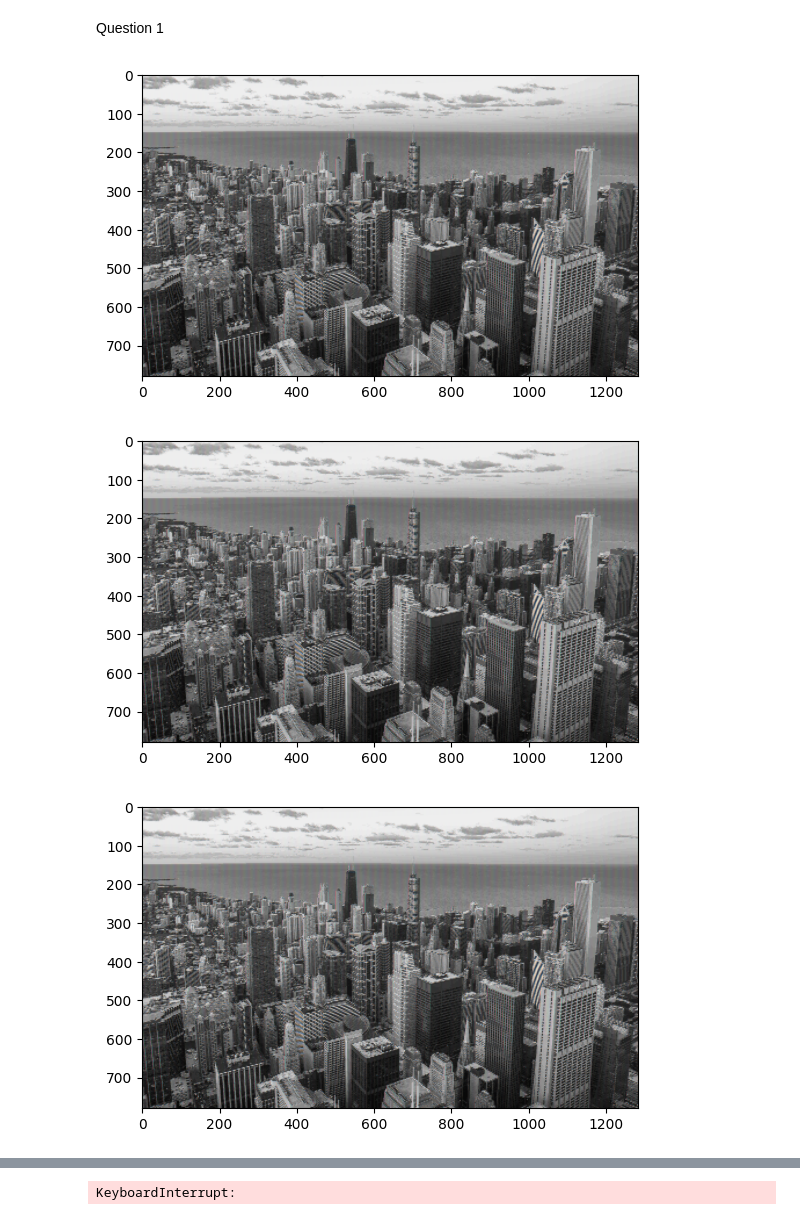
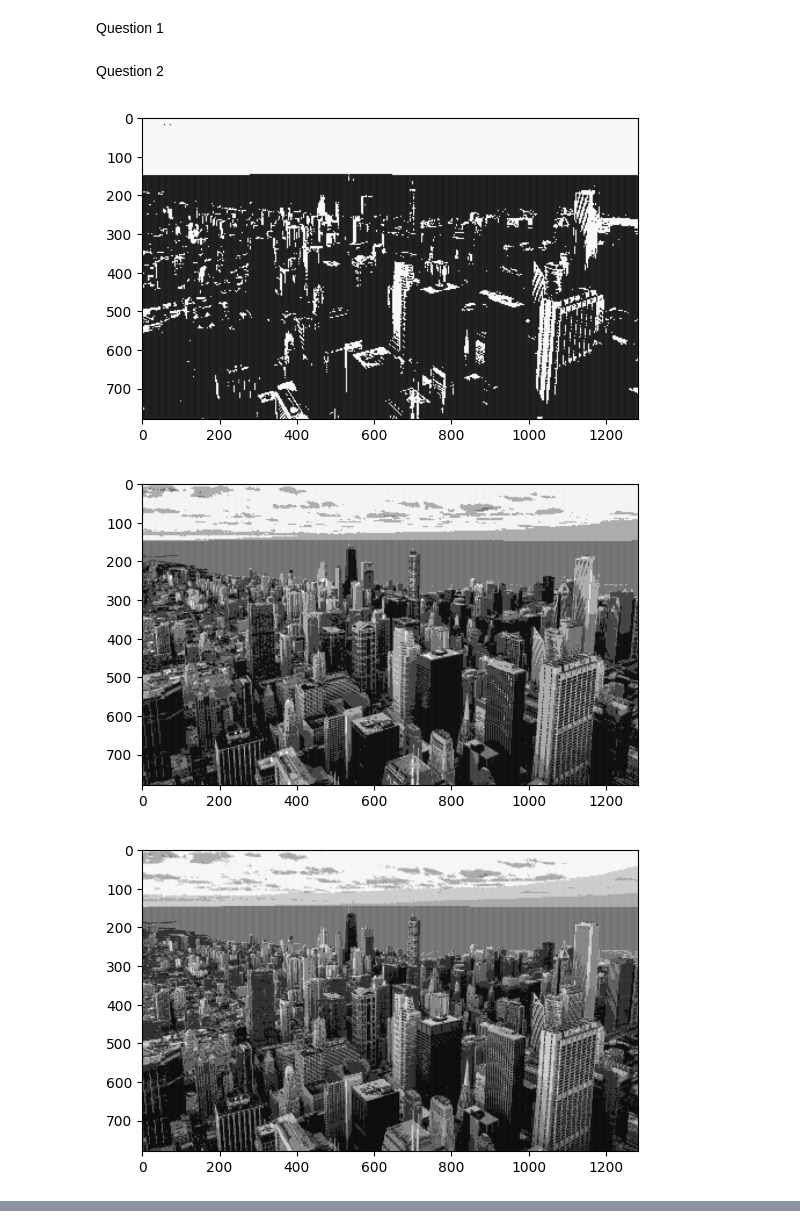
Before and after one commit to DorianAtSchool/rep589, a Jupyter notebook: hw4/hw4_sub.ipynb, the cells around one changed output, grey strips where cells are left out. Cells and saved outputs as stored; diff of their text form; code cells hidden in the pictures.

```diff
--- a/hw4/hw4_sub.ipynb
+++ b/hw4/hw4_sub.ipynb
@@ -1,5 +1,7 @@
 # %% [markdown]
 Question 1
+# %% [markdown]
+Question 2
 # %%
 import numpy as np
 import sklearn
@@ -19,55 +21,49 @@ def reconstruct_index_to_pixel(vector, i):
     return pixel
 
 k_list = [2, 5, 10, 50, 200, 500, 1000, 2000]
-img = mpimg.imread('cityview.png')
+img = mpimg.imread('cityview.png') # colors between 0 and 1
 
 # split image into 3 by 3 chunks
 index_chunk_dict = {}
 chunks = [ img[i:i+3, j:j+3] for i in range(0, img.shape[0], 3) for j in range(0, img.shape[1], 3) ]
 
 # transform each chunk into a vector
 matrix = np.array([np.ndarray.flatten(chunk) for chunk in chunks])
 
 # apply k-means clustering
 reconstructed_images = []
-reconstructed_img = np.zeros(img.shape)
 for k in k_list:
+    reconstructed_img = np.zeros(img.shape)
     centroids, label, inertia = sklearn.cluster.k_means(matrix, k)
+
+    # reconstruct image
     for y in range(0, img.shape[0], 3):
         for x in range(0, img.shape[1], 3):
-            chunk_index = find_chunk(y,x,img.shape[1])
-            cluster_number = label[chunk_index]
+            chunk_index = find_chunk(y,x,img.shape[1]) # num chunks
+            cluster_number = label[chunk_index] # k = num clusters - labels
             for j in range(3):
                 for i in range(3):
-                    vector_index = find_vector_index(j,i)
+                    vector_index = find_vector_index(j,i) # 27 features
                     reconstructed_img[y + j,x + i] = reconstruct_index_to_pixel(centroids[cluster_number], vector_index)
             # for bottom in range(0, 3):
             #     for left in range(0, 3):
             #         cluster_center_vector = centroids[label[i]] # 3 vs 27
             #         left_most_pixel = i * 3 + j*3
             #         # print(len(reconstructed_img[bottom, left]))
             #         # print(len(cluster_center_vector[left_most_pixel:left_most_pixel+3]))
             #         reconstructed_img[i, j] = cluster_center_vector[left_most_pixel:left_most_pixel+3]
 
     reconstructed_images.append(reconstructed_img)
 
 for recon_img in reconstructed_images:
-    plt.imshow(recon_img)
+    plt.imshow(recon_img[:,:,0]/255, cmap='gray')
     plt.show()
 # %% [output]
-[figure, old version]
+[figure, new version]
-[figure, old version]
+[figure, new version]
-[figure, old version]
+[figure, new version]
 [figure]
 [figure]
 [figure]
 [figure]
 [figure]
-# %%
-reconstructed_img = []
-for chunk in chunks:
-    reconstructed_img.append(chunks)
-
-reconstructed_img
-# %% [output]
-KeyboardInterrupt:
```
Also changed, not shown: parts of 7 cells of this notebook.
